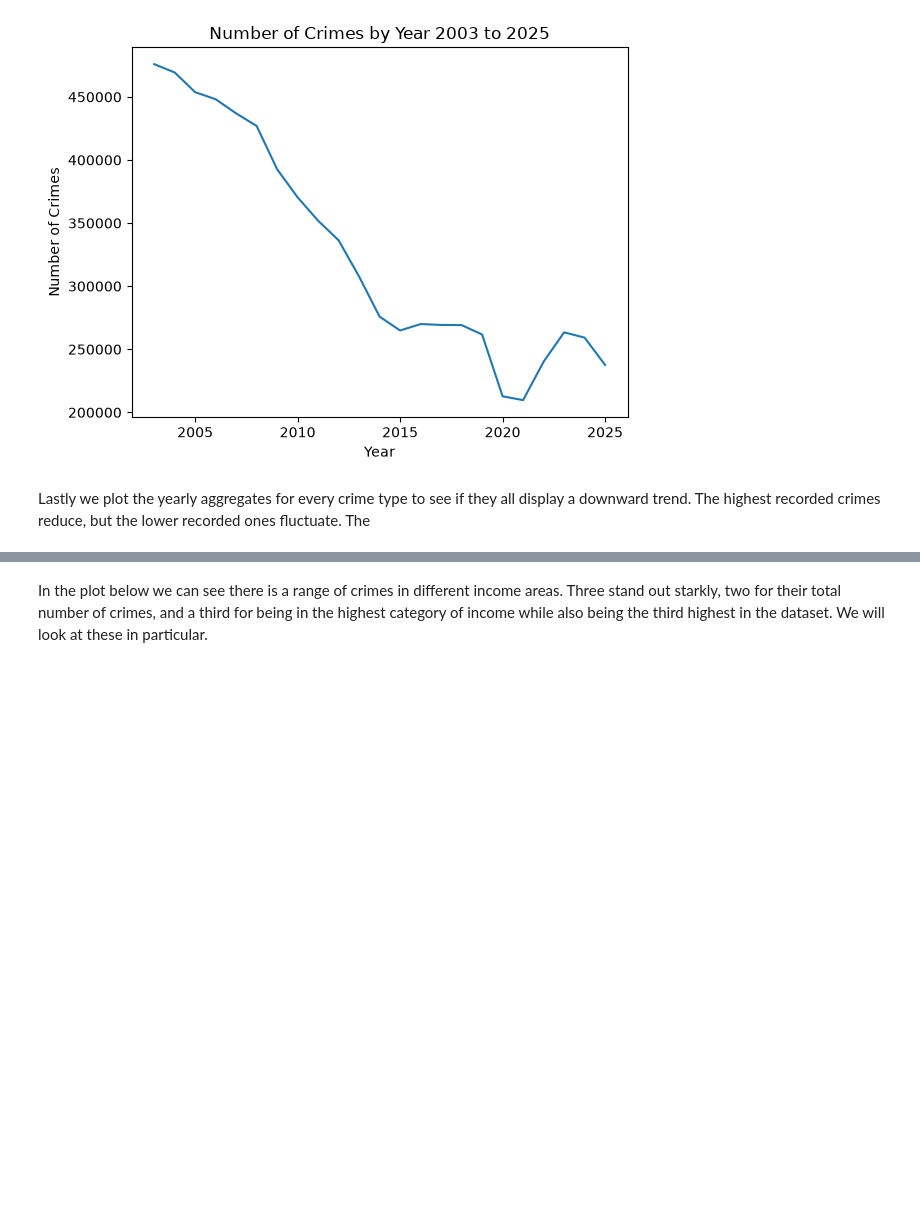
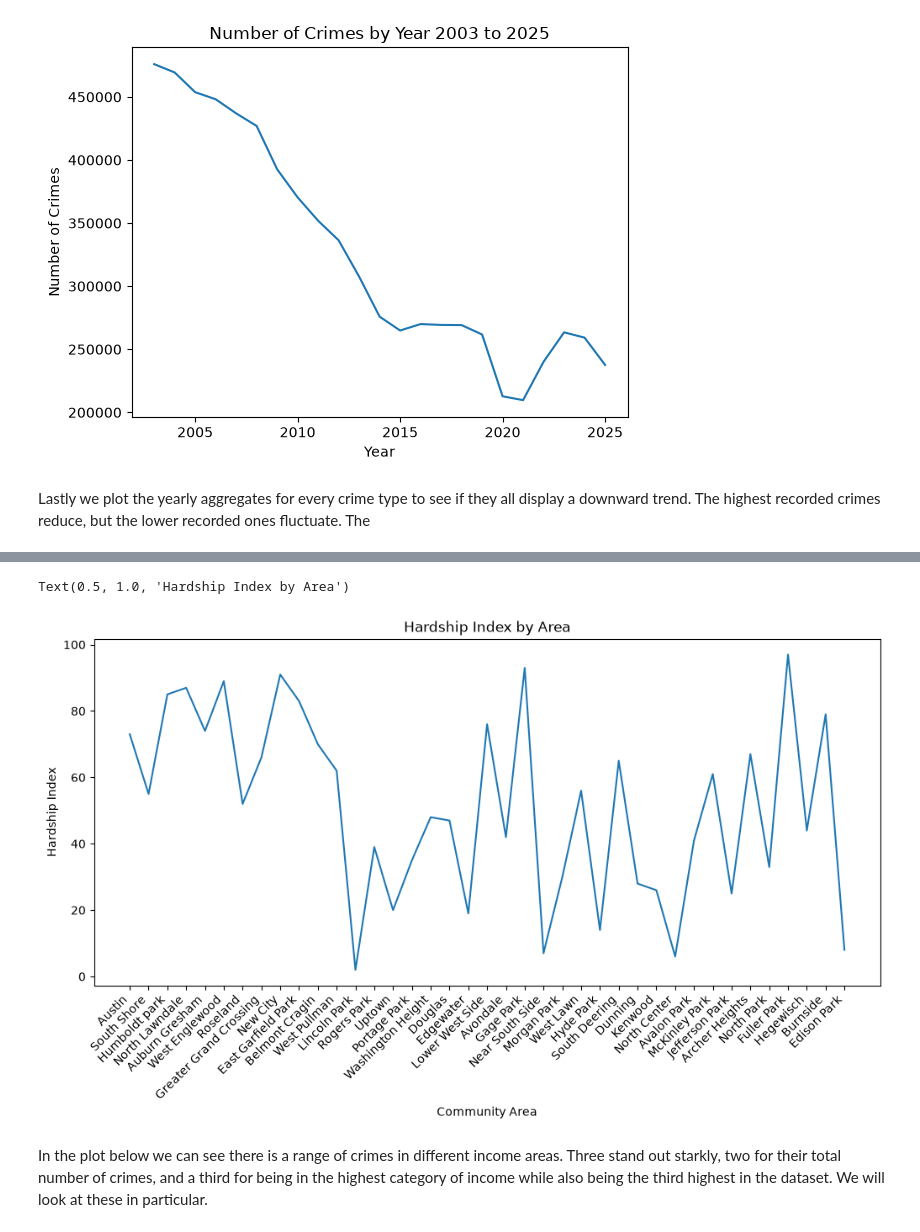
Before and after one commit to ogladr-kjarr/learning-EDA-with-Python, a Jupyter notebook: ChicagoCrimeSocioEconomicData.ipynb, the cells around one changed output, grey strips where cells are left out. Drawn from its saved outputs; the diff is of its cells as text; code cells hidden in the pictures; blank space fills up the shorter version.

```diff
--- a/ChicagoCrimeSocioEconomicData.ipynb
+++ b/ChicagoCrimeSocioEconomicData.ipynb
@@ -317,3 +372,14 @@ enriched_count_by_area_and_type_df = count_by_type_and_area_df.join(census_df, o
+# %%
+fig, ax = plt.subplots(figsize=(10, 6), layout="constrained")
+ax.plot(reduced_enriched_count_by_area_df["CommunityAreaName"],
+        reduced_enriched_count_by_area_df["HardshipIndex"])
+ax.tick_params("x", rotation=45, rotation_mode="xtick")
+ax.set_xlabel("Community Area")
+ax.set_ylabel("Hardship Index")
+ax.set_title("Hardship Index by Area")
+# %% [output]
+Text(0.5, 1.0, 'Hardship Index by Area')
+[figure, added]
 # %% [markdown]
 In the plot below we can see there is a range of crimes in different income areas. Three stand out starkly, two for their total number of crimes, and a third for being in the highest category of income while also being the third highest in the dataset. We will look at these in particular.
 # %%
```
Also changed, not shown: parts of 14 cells of this notebook.
